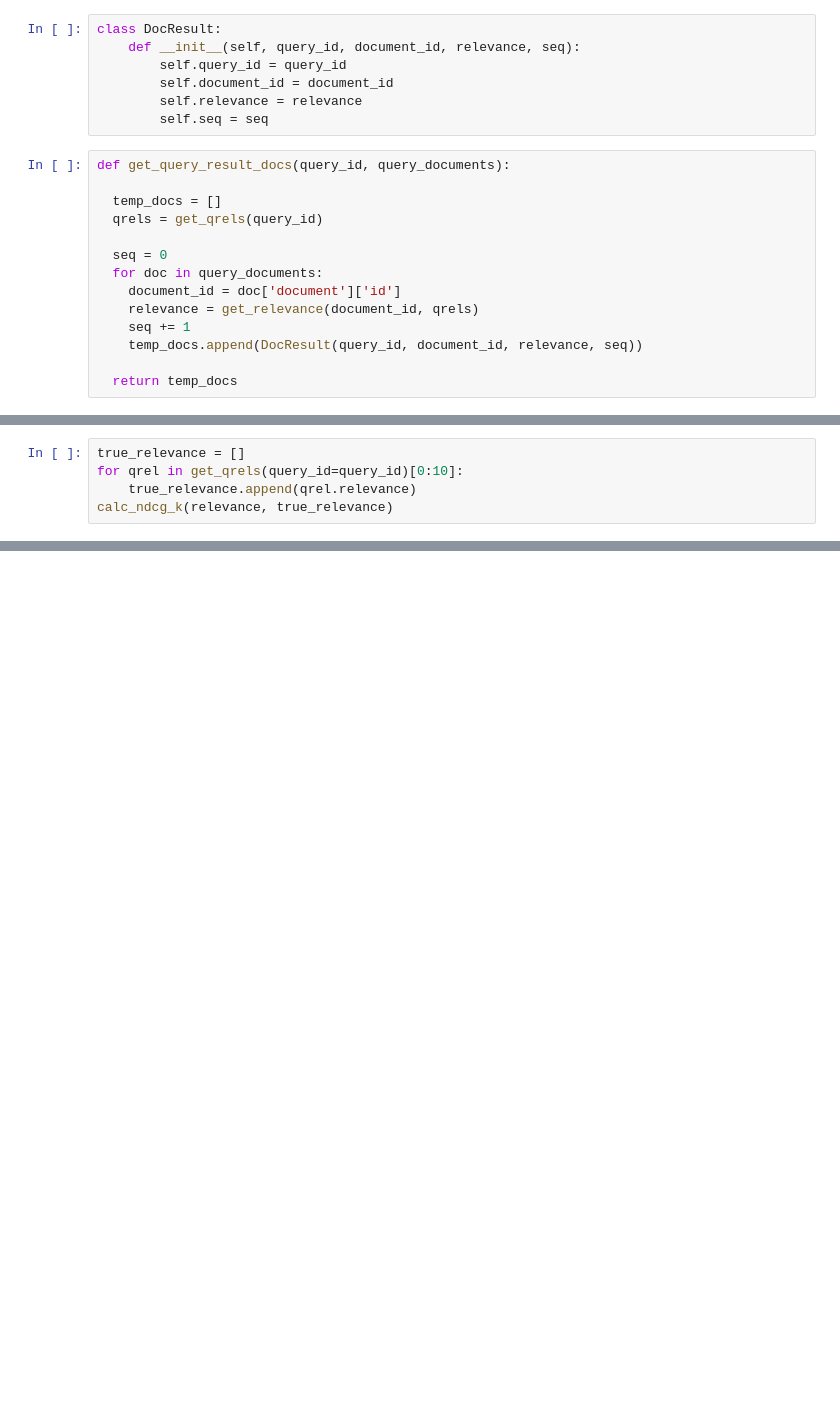
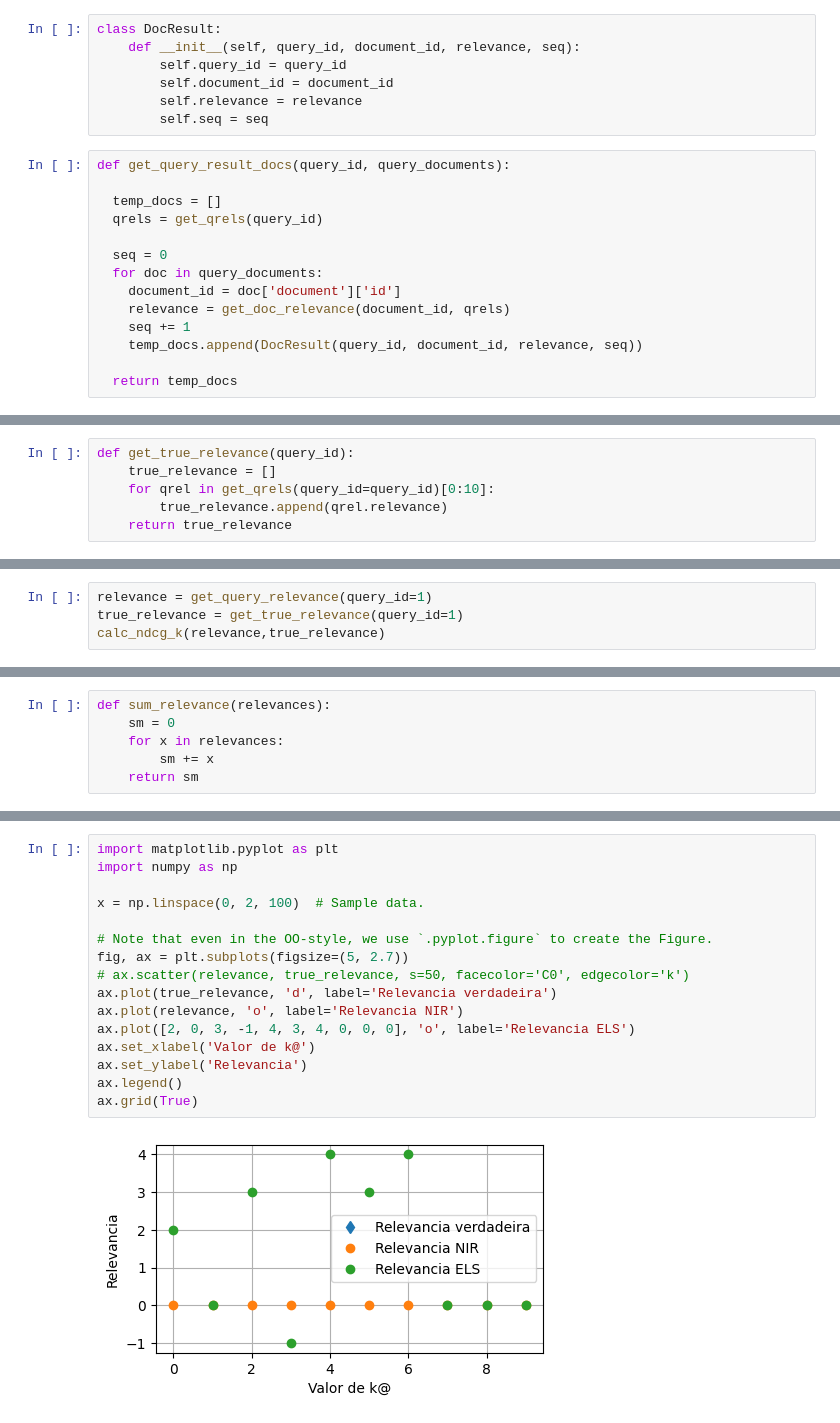
Before and after one commit to sira-serverless-ir-arch/evaluete-nir, a Jupyter notebook: nir_evaluation.ipynb, the cells around one changed output, grey strips where cells are left out. Cells and saved outputs as stored; diff of their text form; blank space fills up the shorter version.

```diff
--- a/nir_evaluation.ipynb
+++ b/nir_evaluation.ipynb
@@ -219,7 +185,7 @@ def get_query_result_docs(query_id, query_documents):
   seq = 0
   for doc in query_documents:
     document_id = doc['document']['id']
-    relevance = get_relevance(document_id, qrels)
+    relevance = get_doc_relevance(document_id, qrels)
     seq += 1
     temp_docs.append(DocResult(query_id, document_id, relevance, seq))
 
@@ -282,5 +202,6 @@ relevance
 # %%
-true_relevance = []
-for qrel in get_qrels(query_id=query_id)[0:10]:
-    true_relevance.append(qrel.relevance)
-calc_ndcg_k(relevance, true_relevance)
+def get_true_relevance(query_id):
+    true_relevance = []
+    for qrel in get_qrels(query_id=query_id)[0:10]:
+        true_relevance.append(qrel.relevance)
+    return true_relevance
@@ -288,0 +208,4 @@ calc_ndcg_k(relevance, true_relevance)
+# %%
+relevance = get_query_relevance(query_id=1)
+true_relevance = get_true_relevance(query_id=1)
+calc_ndcg_k(relevance,true_relevance)
@@ -288,0 +214,6 @@ calc_ndcg_k(relevance, true_relevance)
+# %%
+def sum_relevance(relevances):
+    sm = 0
+    for x in relevances:
+        sm += x
+    return sm
@@ -288,0 +265,18 @@ calc_ndcg_k(relevance, true_relevance)
+# %%
+import matplotlib.pyplot as plt
+import numpy as np
+
+x = np.linspace(0, 2, 100)  # Sample data.
+
+# Note that even in the OO-style, we use `.pyplot.figure` to create the Figure.
+fig, ax = plt.subplots(figsize=(5, 2.7))
+# ax.scatter(relevance, true_relevance, s=50, facecolor='C0', edgecolor='k')
+ax.plot(true_relevance, 'd', label='Relevancia verdadeira')
+ax.plot(relevance, 'o', label='Relevancia NIR')
+ax.plot([2, 0, 3, -1, 4, 3, 4, 0, 0, 0], 'o', label='Relevancia ELS')
+ax.set_xlabel('Valor de k@')
+ax.set_ylabel('Relevancia')
+ax.legend()
+ax.grid(True)
+# %% [output]
+[figure, added]
```
Also changed, not shown: parts of 19 cells of this notebook, 5 other files.
